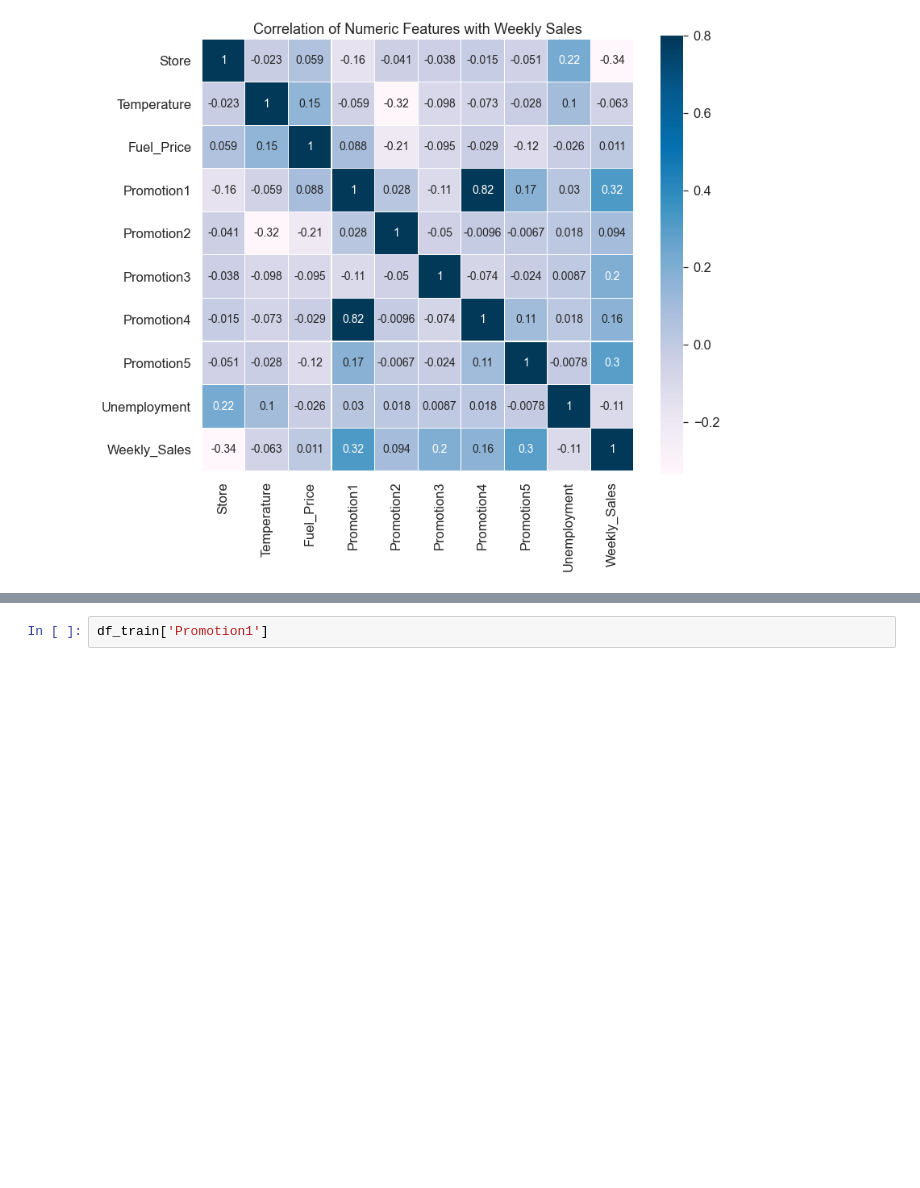
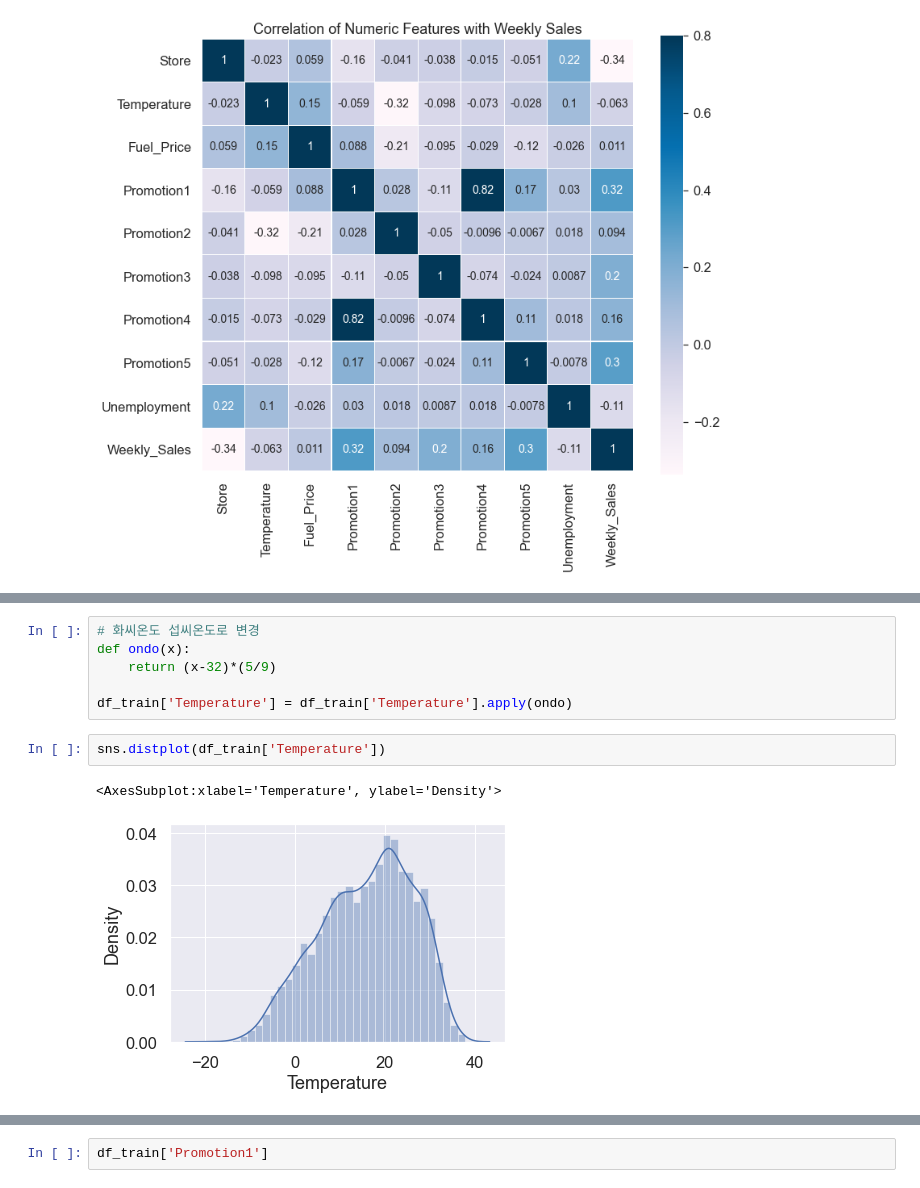
Before and after one commit to GayeonKimm/DS, a Jupyter notebook: 220714 shoppingmall_predict.ipynb, the cells around one changed output, grey strips where cells are left out. Saved outputs shown, nothing was run; the diff lists cells and outputs as text; blank space fills up the shorter version.

```diff
--- a/220714 shoppingmall_predict.ipynb
+++ b/220714 shoppingmall_predict.ipynb
@@ -365,0 +512,11 @@ sns.heatmap(corr_data.corr(), vmax=.8, linewidths=0.1,square=True,annot=True,cma
+# %%
+# 화씨온도 섭씨온도로 변경
+def ondo(x):
+    return (x-32)*(5/9)
+
+df_train['Temperature'] = df_train['Temperature'].apply(ondo)
+# %%
+sns.distplot(df_train['Temperature'])
+# %% [output]
+<AxesSubplot:xlabel='Temperature', ylabel='Density'>
+[figure, added]
```
Also changed, not shown: parts of 32 cells of this notebook.
